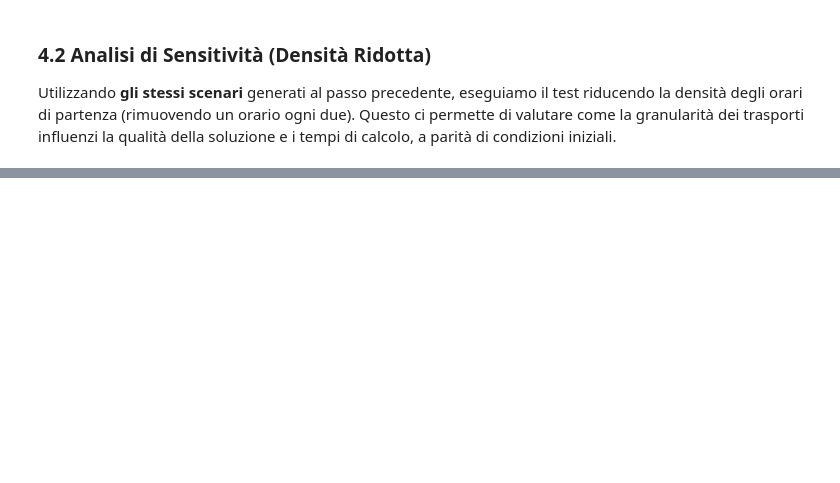
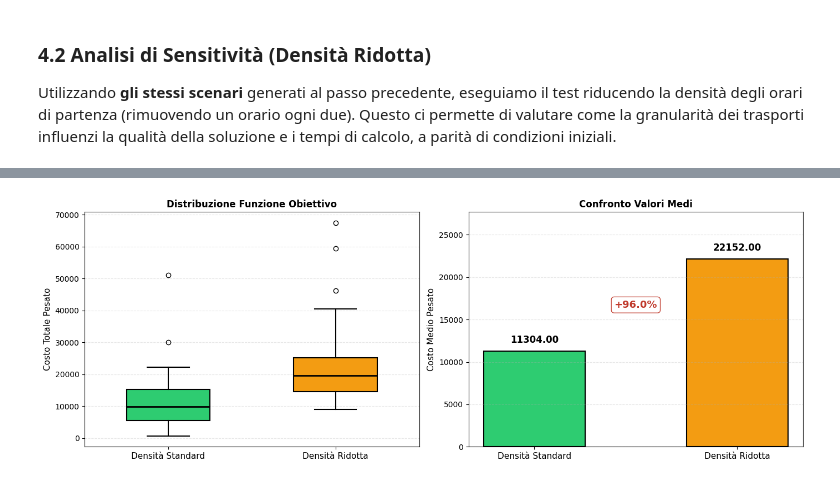
Before and after one commit to micheleguidaa/robust-organ-scheduler, a Jupyter notebook: robust_organ_scheduler.ipynb, the cells around one changed output, grey strips where cells are left out. Cells and saved outputs as stored; diff of their text form; code cells hidden in the pictures; blank space fills up the shorter version.

```diff
--- a/robust_organ_scheduler.ipynb
+++ b/robust_organ_scheduler.ipynb
@@ -834,0 +933,77 @@ Fegato     | 80.40        | 330.00
+# %%
+# ---------------------------------------------------------
+# 5.2 BOXPLOT E ISTOGRAMMA FUNZIONE OBIETTIVO
+# ---------------------------------------------------------
+fig, axes = plt.subplots(1, 2, figsize=(14, 5))
+
+# Calcolo delle medie
+mean_std = np.mean(obj_std)
+mean_red = np.mean(obj_red)
+
+# --- GRAFICO 1: BOXPLOT ---
+ax1 = axes[0]
+data_obj = [obj_std, obj_red]
+positions = [1, 2]
+
+bp = ax1.boxplot(data_obj, positions=positions, widths=0.5, patch_artist=True,
+                 boxprops=dict(linewidth=1.5),
+                 whiskerprops=dict(linewidth=1.5),
+                 capprops=dict(linewidth=1.5),
+                 medianprops=dict(linewidth=2, color='black'))
+bp['boxes'][0].set_facecolor('#2ecc71')
+bp['boxes'][1].set_facecolor('#f39c12')
+
+ax1.set_xticks(positions)
+ax1.set_xticklabels(['Densità Standard', 'Densità Ridotta'], fontsize=11)
+ax1.set_title('Distribuzione Funzione Obiettivo', fontsize=12, fontweight='bold')
+ax1.set_ylabel('Costo Totale Pesato', fontsize=11)
+ax1.grid(axis='y', alpha=0.3, linestyle='--')
+
+# --- GRAFICO 2: ISTOGRAMMA MEDIE ---
+ax2 = axes[1]
+x_labels = ['Densità Standard', 'Densità Ridotta']
+x_pos = np.arange(len(x_labels))
+medie = [mean_std, mean_red]
+colors = ['#2ecc71', '#f39c12']
+
+bars = ax2.bar(x_pos, medie, color=colors, edgecolor='black', width=0.5, linewidth=1.5)
+
+# Etichette sui bars
+for bar, val in zip(bars, medie):
+    height = bar.get_height()
+    ax2.annotate(f'{val:.2f}',
+                xy=(bar.get_x() + bar.get_width() / 2, height),
+                xytext=(0, 8),
+                textcoords="offset points",
+                ha='center', va='bottom', fontsize=12, fontweight='bold')
+
+# Calcolo incremento percentuale
+incremento = ((mean_red - mean_std) / mean_std) * 100
+
+# Annotazione percentuale tra le barre
+ax2.annotate(f'+{incremento:.1f}%',
+             xy=(0.5, (mean_std + mean_red) / 2),
+             fontsize=13, fontweight='bold', color='#c0392b',
+             ha='center', va='center',
+             bbox=dict(boxstyle='round,pad=0.3', facecolor='white', edgecolor='#c0392b', alpha=0.9))
+
+ax2.set_xticks(x_pos)
+ax2.set_xticklabels(x_labels, fontsize=11)
+ax2.set_title('Confronto Valori Medi', fontsize=12, fontweight='bold')
+ax2.set_ylabel('Costo Medio Pesato', fontsize=11)
+ax2.set_ylim(0, max(medie) * 1.25)
+ax2.grid(axis='y', alpha=0.3, linestyle='--')
+
+plt.tight_layout()
+plt.savefig('results/figures/boxplot_istogramma_funzione_obiettivo.png', dpi=150, bbox_inches='tight')
+plt.show()
+
+# Stampa statistiche
+print("\n--- Statistiche Funzione Obiettivo ---")
+print(f"{'Configurazione':<20} | {'Media':<12} | {'Std Dev':<12} | {'Min':<12} | {'Max':<12}")
+print("-" * 72)
+print(f"{'Densità Standard':<20} | {mean_std:<12.2f} | {np.std(obj_std):<12.2f} | {np.min(obj_std):<12.2f} | {np.max(obj_std):<12.2f}")
+print(f"{'Densità Ridotta':<20} | {mean_red:<12.2f} | {np.std(obj_red):<12.2f} | {np.min(obj_red):<12.2f} | {np.max(obj_red):<12.2f}")
+print(f"\n📈 Incremento medio costo con densità ridotta: +{incremento:.1f}%")
+# %% [output]
+[figure, added]
```
Also changed, not shown: parts of 13 cells of this notebook, 9 other files.
